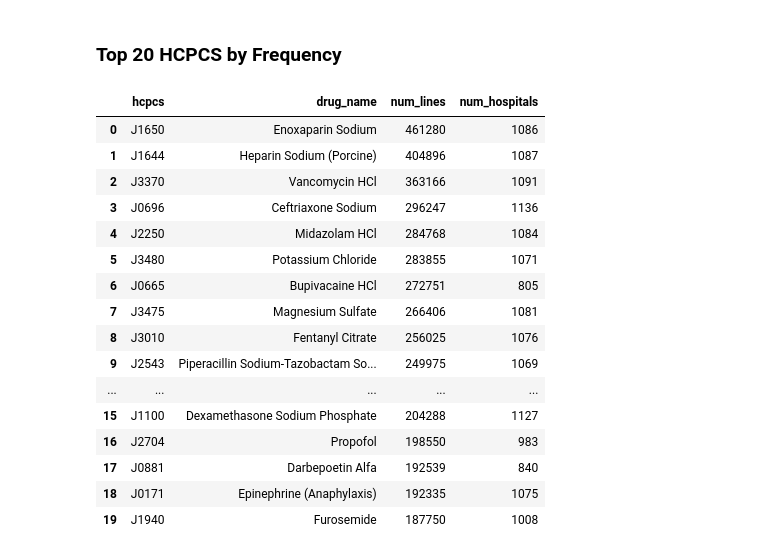
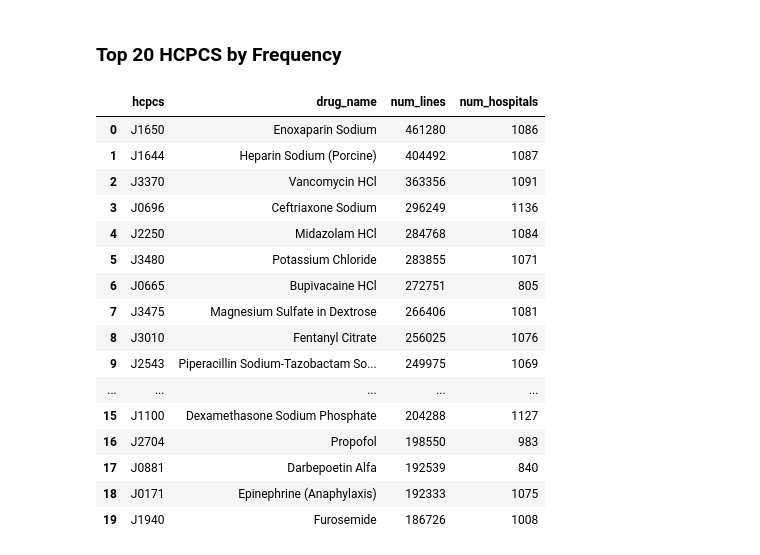
Before and after one commit to mwine81/PRA_REPORT, a Jupyter notebook: analysis_all_drugs.ipynb, the cells around one changed output. Saved outputs shown, nothing was run; the diff lists cells and outputs as text; code cells hidden in the pictures.

```diff
--- a/analysis_all_drugs.ipynb
+++ b/analysis_all_drugs.ipynb
@@ -76,33 +75,32 @@ dl()
 # %%
 # Top 20 HCPCS by number of lines with drug names
 (
 dl()
-    .load_hospital_price_table()
-    .pipe(add_standard_drug_name)
+    .load_hospital_price_table_with_drug_names()
     .filter(c.drug_name.is_not_null())
     .filter(c.hcpcs.is_not_null())
     .group_by('hcpcs', 'drug_name')
     .agg(pl.len().alias('num_lines'), c.hospital_id.n_unique().alias('num_hospitals'))
     .sort('num_lines', descending=True)
     .head(20)
     .collect(engine="streaming")
     .to_pandas()
 )
 # %% [output]
 |  | hcpcs | drug_name | num_lines | num_hospitals |
 | 0 | J1650 | Enoxaparin Sodium | 461280 | 1086 |
-| 1 | J1644 | Heparin Sodium (Porcine) | 404896 | 1087 |
-| 2 | J3370 | Vancomycin HCl | 363166 | 1091 |
-| 3 | J0696 | Ceftriaxone Sodium | 296247 | 1136 |
+| 1 | J1644 | Heparin Sodium (Porcine) | 404492 | 1087 |
+| 2 | J3370 | Vancomycin HCl | 363356 | 1091 |
+| 3 | J0696 | Ceftriaxone Sodium | 296249 | 1136 |
 | 4 | J2250 | Midazolam HCl | 284768 | 1084 |
 | 5 | J3480 | Potassium Chloride | 283855 | 1071 |
 | 6 | J0665 | Bupivacaine HCl | 272751 | 805 |
-| 7 | J3475 | Magnesium Sulfate | 266406 | 1081 |
+| 7 | J3475 | Magnesium Sulfate in Dextrose | 266406 | 1081 |
 | 8 | J3010 | Fentanyl Citrate | 256025 | 1076 |
 | 9 | J2543 | Piperacillin Sodium-Tazobactam So... | 249975 | 1069 |
 | ... | ... | ... | ... | ... |
 | 15 | J1100 | Dexamethasone Sodium Phosphate | 204288 | 1127 |
 | 16 | J2704 | Propofol | 198550 | 983 |
 | 17 | J0881 | Darbepoetin Alfa | 192539 | 840 |
-| 18 | J0171 | Epinephrine (Anaphylaxis) | 192335 | 1075 |
-| 19 | J1940 | Furosemide | 187750 | 1008 |
+| 18 | J0171 | Epinephrine (Anaphylaxis) | 192333 | 1075 |
+| 19 | J1940 | Furosemide | 186726 | 1008 |
```
Also changed, not shown: parts of 3 cells of this notebook, 6 other files.
